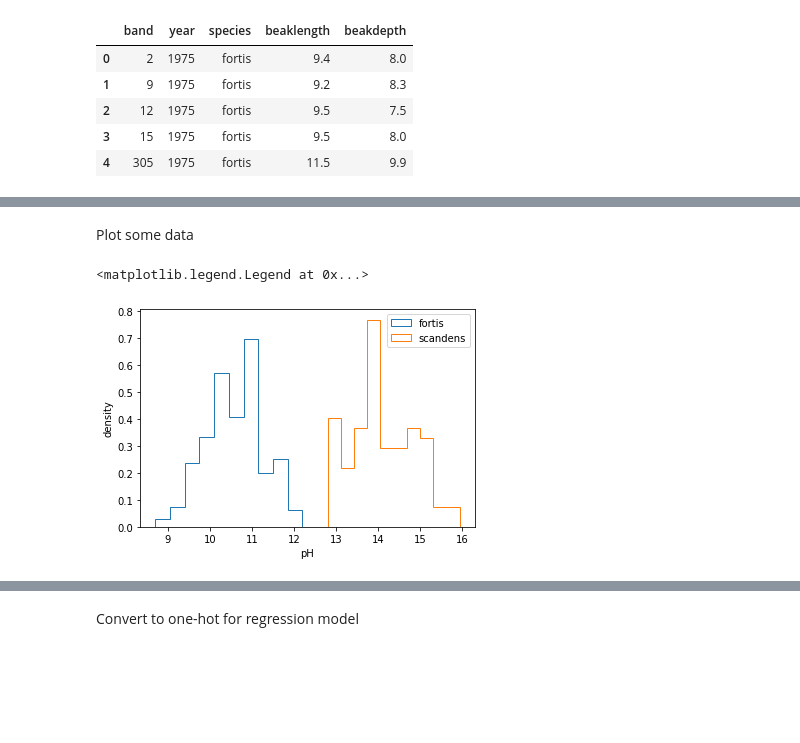
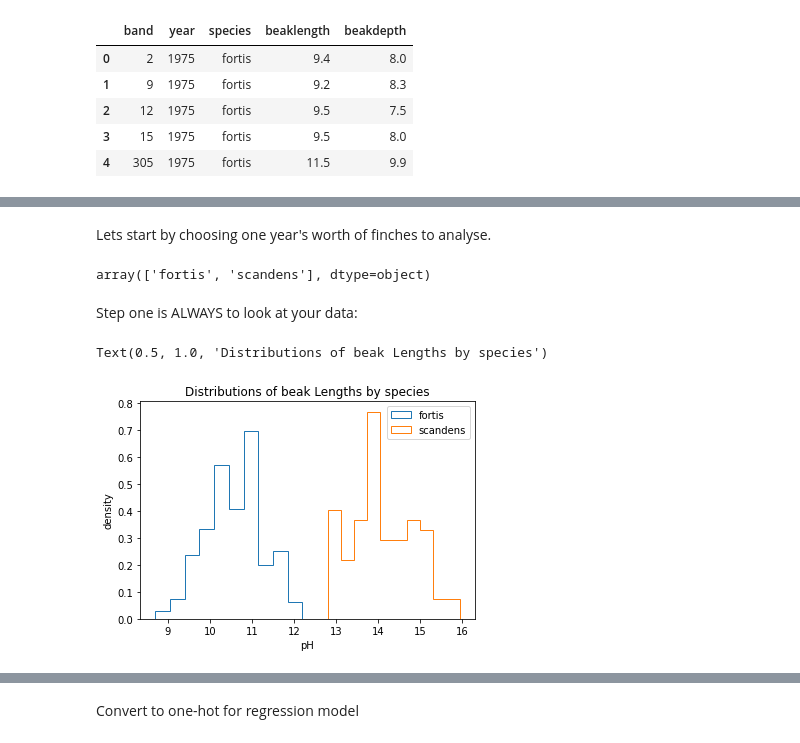
Before and after one commit to ryraut/swdb_2023, a Jupyter notebook: Day1/DarwinExample.ipynb, the cells around one changed output, grey strips where cells are left out. Cells and saved outputs as stored; diff of their text form; code cells hidden in the pictures; blank space fills up the shorter version.

```diff
--- a/Day1/DarwinExample.ipynb
+++ b/Day1/DarwinExample.ipynb
@@ -23,12 +38,20 @@ array(['fortis', 'scandens'], dtype=object)
+# %% [markdown]
+Lets start by choosing one year's worth of finches to analyse.
+# %%
+finches75 = finches[finches.year==1975]
+np.unique(finches.species)
+# %% [output]
+array(['fortis', 'scandens'], dtype=object)
 # %% [markdown]
-Plot some data
+ Step one is ALWAYS to look at your data:
 # %%
 fig,ax = plt.subplots()
 ax.hist(finches75[finches75.species=='fortis'].beaklength,density = True,histtype='step',label='fortis');
 ax.hist(finches75[finches75.species=='scandens'].beaklength,density = True,histtype='step',label='scandens');
 ax.set_ylabel('density')
 ax.set_xlabel('pH')
 ax.legend()
+ax.set_title('Distributions of beak Lengths by species')
 # %% [output]
-<matplotlib.legend.Legend at 0x...>
+Text(0.5, 1.0, 'Distributions of beak Lengths by species')
-[figure, old version]
+[figure, new version]
```
Also changed, not shown: parts of 37 cells of this notebook, 1 other file.
